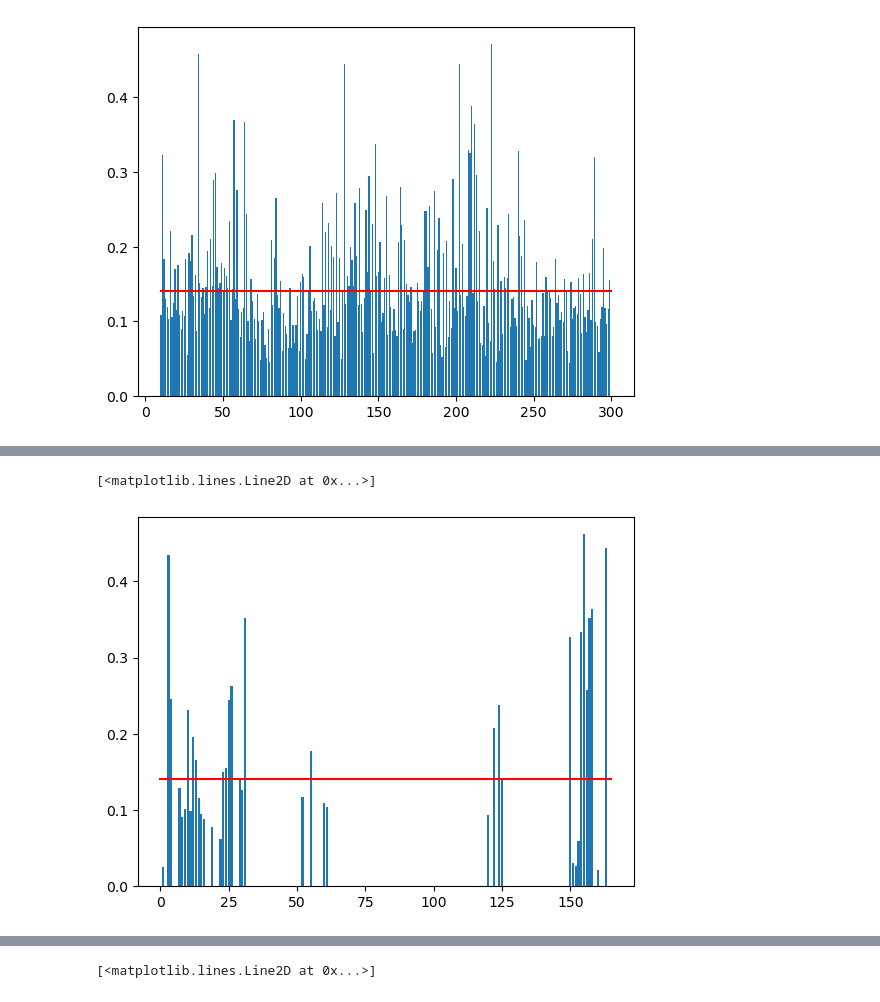
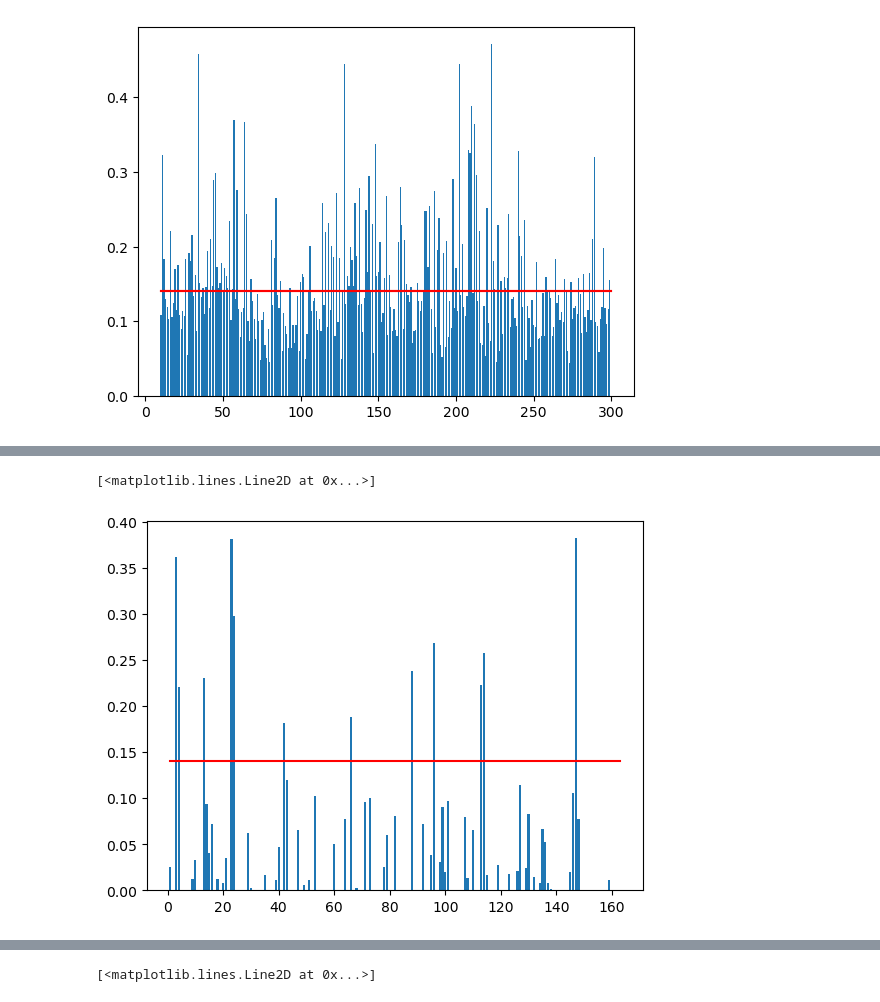
Before and after one commit to BFCmath/InsuranceCrossSelling_Kaggle, a Jupyter notebook: main.ipynb, the cells around one changed output, grey strips where cells are left out. Drawn from its saved outputs; the diff is of its cells as text; code cells hidden in the pictures.

```diff
--- a/main.ipynb
+++ b/main.ipynb
@@ -194,11 +303,12 @@ channel_id = train["Policy_Sales_Channel"].apply(lambda x: True if x in id_val e
 # %%
-dict_pct = cal_pct_diff(train[train["Policy_Sales_Channel"].isin(id_val.index)],"Policy_Sales_Channel")
+dict_pct = cal_pct_diff(train,"Policy_Sales_Channel")
 keys = np.array(list(dict_pct.keys()))
-values = np.array(list(dict_pct.values()))
-# idx = values < 2
-plt.bar(keys,values)
-# plt.bar(keys[~idx],2.2,color='r')
-plt.plot([0,165],[pct_res,pct_res],'r')
+values = np.log1p(np.array(list(dict_pct.values())))
+idx = values < 0.4
+# plt.bar(keys,values)
+plt.bar(keys[idx],values[idx])
+# plt.bar(keys[~idx],1,color='r')
+plt.plot([min(keys),max(keys)],[pct_res,pct_res],'r')
 # %% [output]
 [<matplotlib.lines.Line2D at 0x...>]
-[figure, old version]
+[figure, new version]
```
Also changed, not shown: parts of 28 cells of this notebook.
